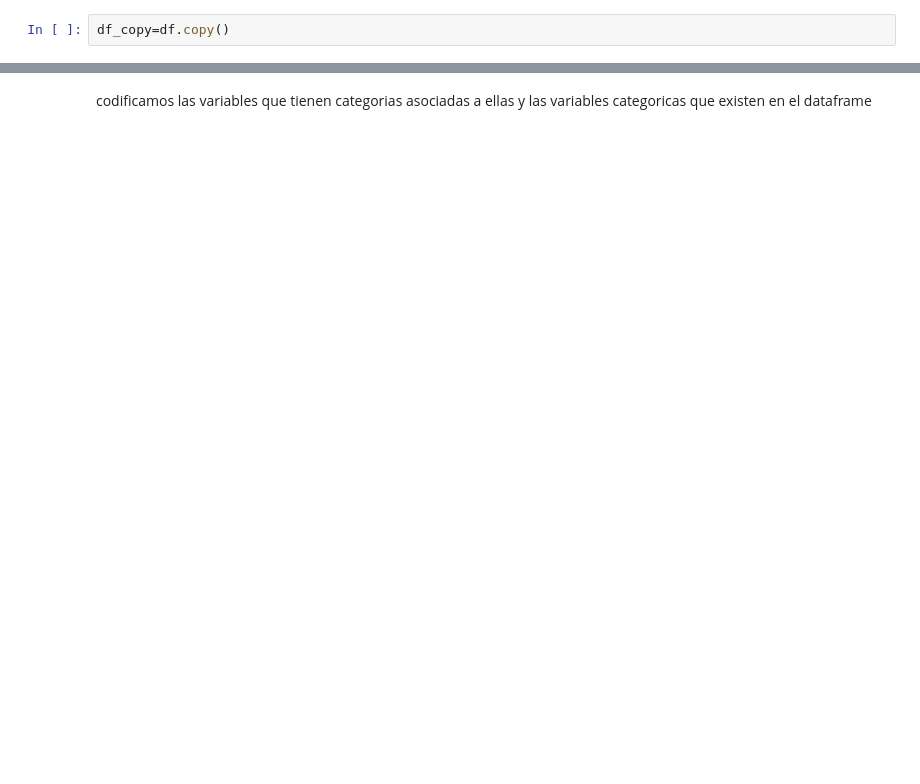
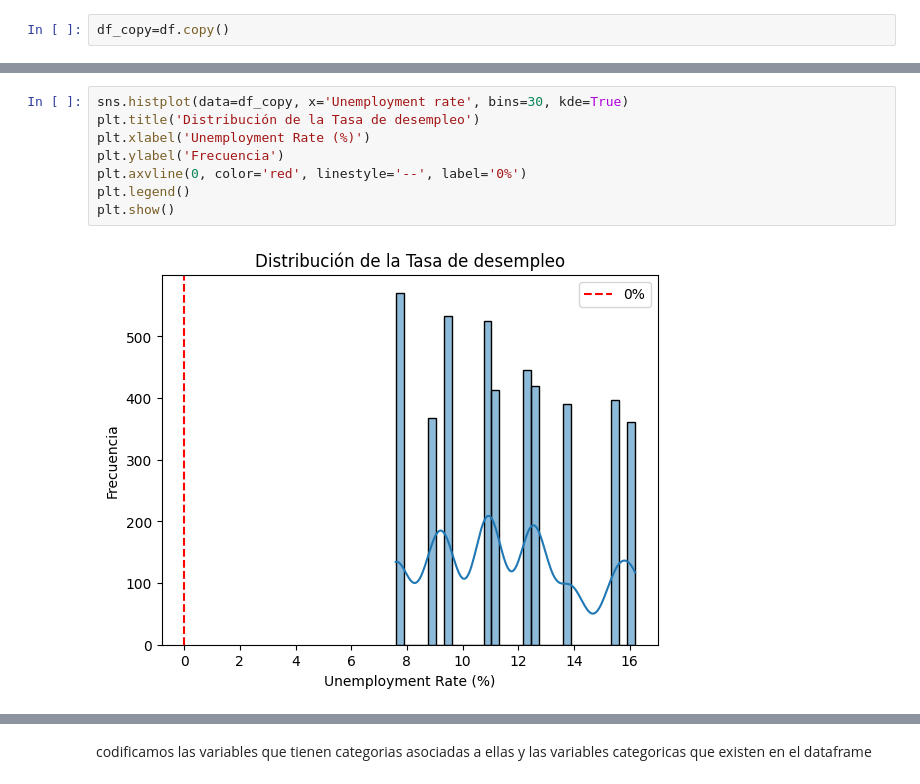
Before and after one commit to Hypotermya/ML_Mini_Proyecto_1, a Jupyter notebook: _sources/notebooks.ipynb, the cells around one changed output, grey strips where cells are left out. Drawn from its saved outputs; the diff is of its cells as text; blank space fills up the shorter version.

```diff
--- a/_sources/notebooks.ipynb
+++ b/_sources/notebooks.ipynb
@@ -185,0 +219,10 @@ plt.show()
+# %%
+sns.histplot(data=df_copy, x='Unemployment rate', bins=30, kde=True)
+plt.title('Distribución de la Tasa de desempleo')
+plt.xlabel('Unemployment Rate (%)')
+plt.ylabel('Frecuencia')
+plt.axvline(0, color='red', linestyle='--', label='0%')
+plt.legend()
+plt.show()
+# %% [output]
+[figure, added]
```
Also changed, not shown: parts of 58 cells of this notebook, 38 other files.
